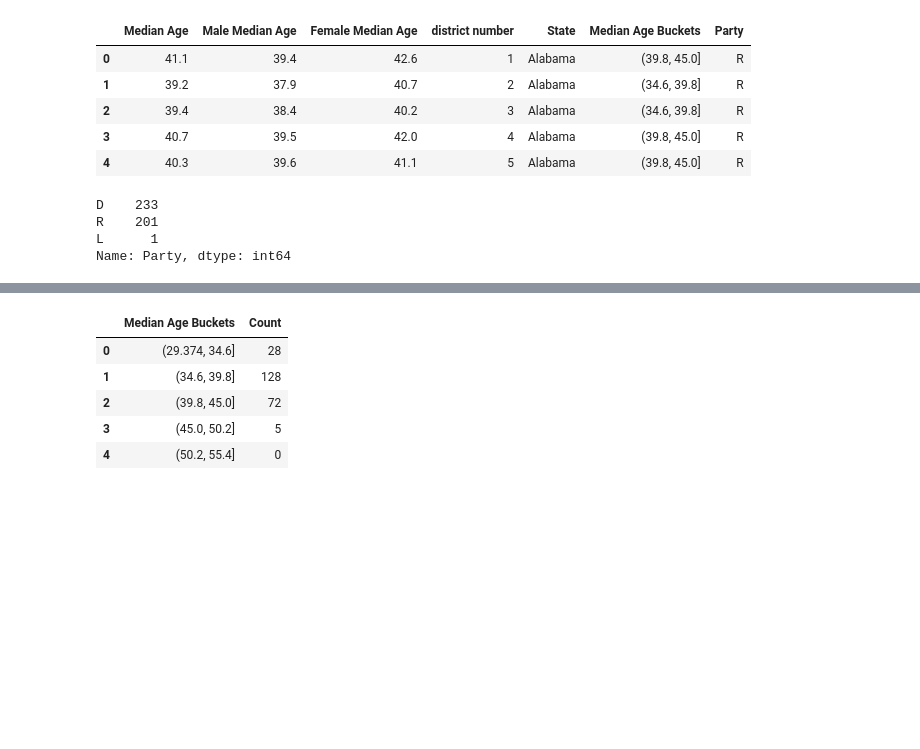
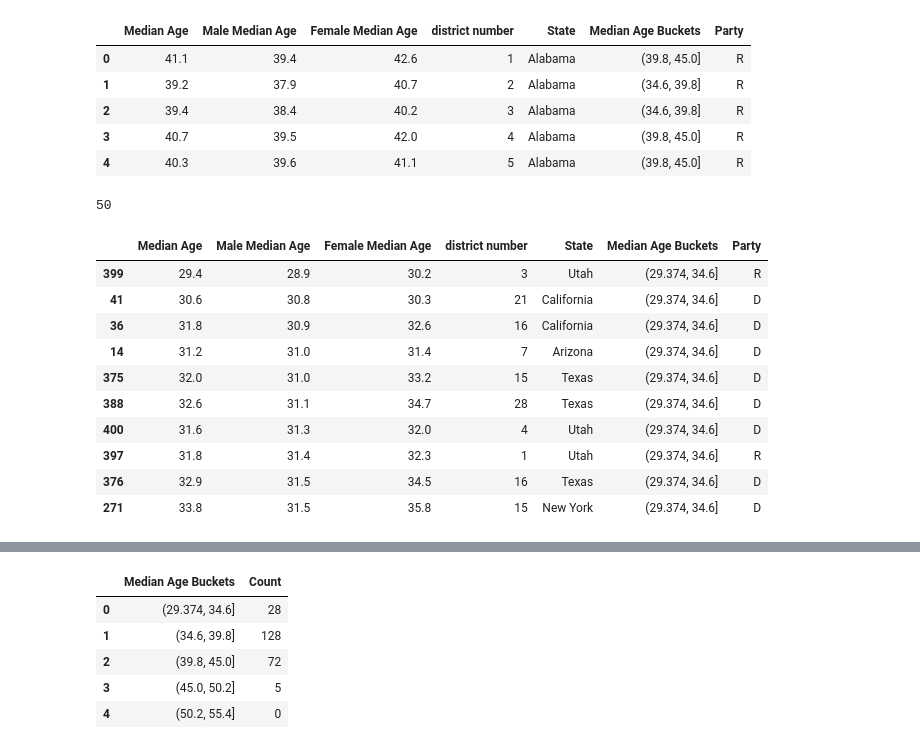
Before and after one commit to SnSabu/congressional-analysis, a Jupyter notebook: Python_Intro_.ipynb, the cells around one changed output, grey strips where cells are left out. Drawn from its saved outputs; the diff is of its cells as text; code cells hidden in the pictures; blank space fills up the shorter version.

```diff
--- a/Python_Intro_.ipynb
+++ b/Python_Intro_.ipynb
@@ -138,9 +138,20 @@ merged_df.head()
 | 4 | 40.3 | 39.6 | 41.1 | 5 | Alabama | (39.8, 45.0] | R |
 # %%
 # let's take a look at the party breakdown and sanity check that it looks right
-merged_df['Party'].value_counts()
+merged_df['State'].nunique()
 # %% [output]
-D    233
-R    201
-L      1
-Name: Party, dtype: int64
+50
+# %%
+merged_df.sort_values(by = ['Male Median Age', 'Female Median Age'], ascending = [True, True], na_position = 'first').head(10)
+# %% [output]
+|  | Median Age | Male Median Age | Female Median Age | district number | State | Median Age Buckets | Party |
+| 399 | 29.4 | 28.9 | 30.2 | 3 | Utah | (29.374, 34.6] | R |
+| 41 | 30.6 | 30.8 | 30.3 | 21 | California | (29.374, 34.6] | D |
+| 36 | 31.8 | 30.9 | 32.6 | 16 | California | (29.374, 34.6] | D |
+| 14 | 31.2 | 31.0 | 31.4 | 7 | Arizona | (29.374, 34.6] | D |
+| 375 | 32.0 | 31.0 | 33.2 | 15 | Texas | (29.374, 34.6] | D |
+| 388 | 32.6 | 31.1 | 34.7 | 28 | Texas | (29.374, 34.6] | D |
+| 400 | 31.6 | 31.3 | 32.0 | 4 | Utah | (29.374, 34.6] | D |
+| 397 | 31.8 | 31.4 | 32.3 | 1 | Utah | (29.374, 34.6] | R |
+| 376 | 32.9 | 31.5 | 34.5 | 16 | Texas | (29.374, 34.6] | D |
+| 271 | 33.8 | 31.5 | 35.8 | 15 | New York | (29.374, 34.6] | D |
```
Also changed, not shown: parts of 1 cell of this notebook.
